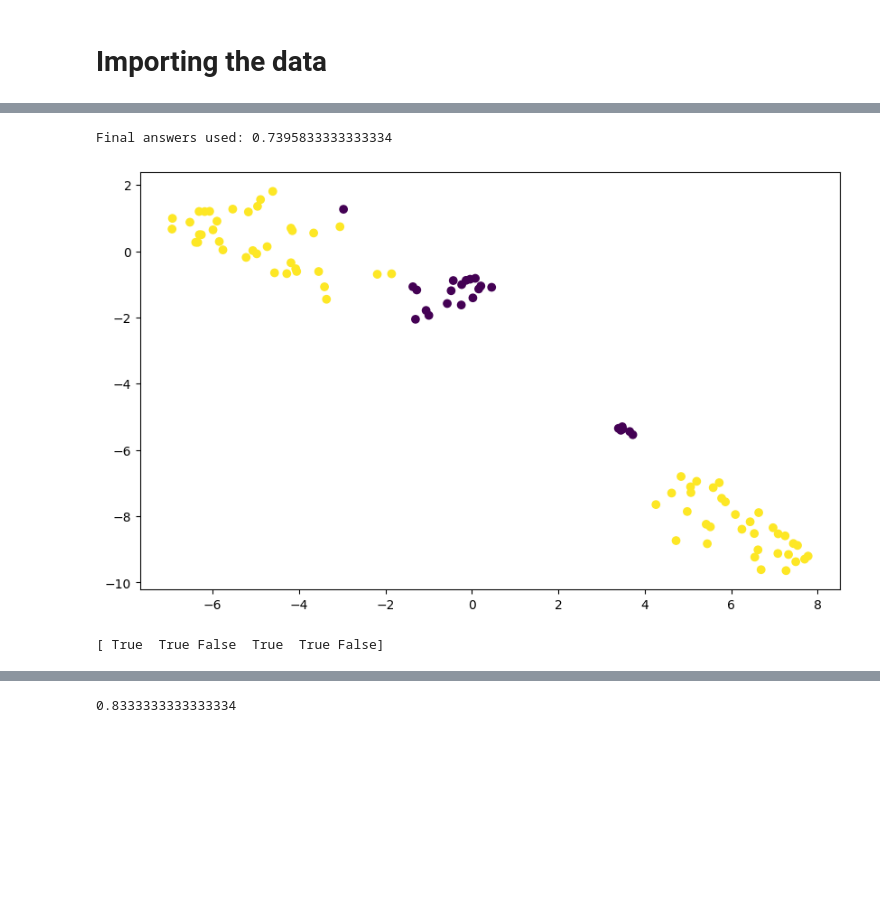
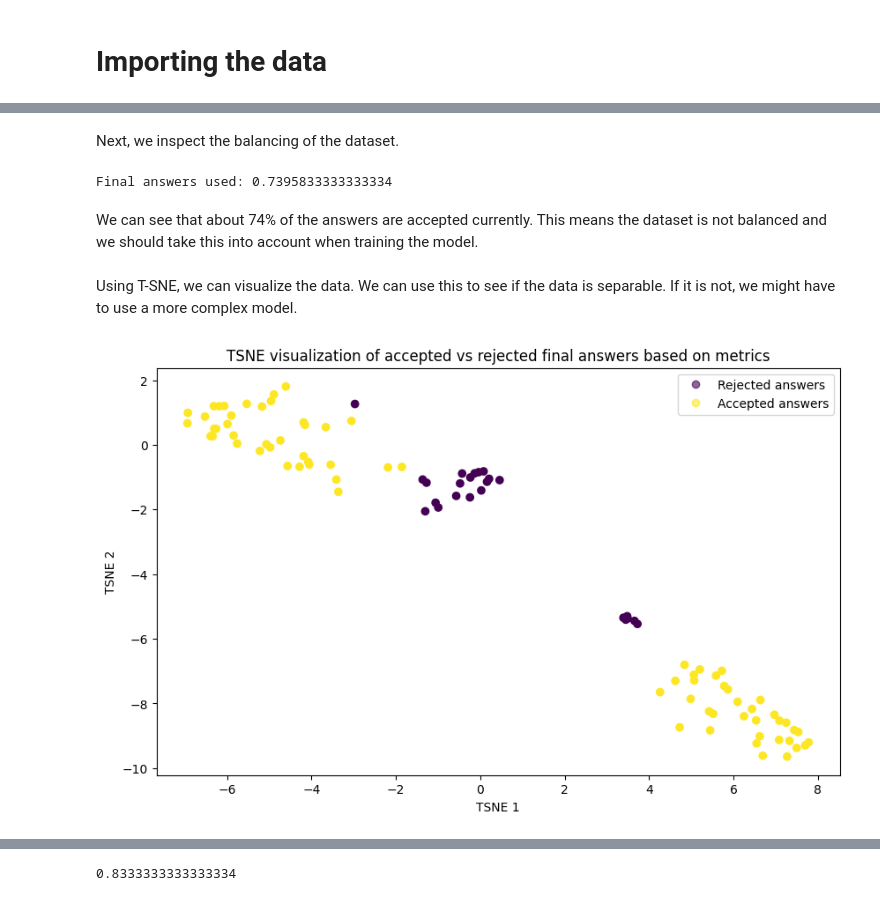
Before and after one commit to BonsAI-Group/Text-to-case, a Jupyter notebook: Validation Metrics/ValidationMetrics.ipynb, the cells around one changed output, grey strips where cells are left out. Saved outputs shown, nothing was run; the diff lists cells and outputs as text; code cells hidden in the pictures; blank space fills up the shorter version.

Commit message:
Annotate validation metrics

```diff
--- a/Validation Metrics/ValidationMetrics.ipynb
+++ b/Validation Metrics/ValidationMetrics.ipynb
@@ -172,40 +233,36 @@ df_all_metrics.to_csv('df_all_metrics.csv', index=False)
+# %% [markdown]
+Next, we inspect the balancing of the dataset.
 # %%
 # print ratio of final answers used
 print(f"Final answers used: {df_all_metrics['use_final_answer'].sum() / len(df_all_metrics)}")
 # %% [output]
 Final answers used: 0.7395833333333334
+# %% [markdown]
+We can see that about 74% of the answers are accepted currently. This means the dataset is not balanced and we should take this into account when training the model.
+# %% [markdown]
+Using T-SNE, we can visualize the data. We can use this to see if the data is separable. If it is not, we might have to use a more complex model.
 # %%
 # tsne visualization
 from matplotlib import pyplot as plt
 from sklearn.manifold import TSNE
 
 # get all metrics
 metrics = df_all_metrics.drop(['context', 'question', 'expected_answer', 'average_answer', 'average_answer_model', 'use_final_answer'], axis=1)
 
 # get tsne
-tsne = TSNE(n_components=2, random_state=0)
+tsne = TSNE(n_components=2, random_state=1)
 
 # get tsne values
 tsne_values = tsne.fit_transform(metrics)
 
 # plot
 plt.figure(figsize=(10, 6))
-plt.scatter(tsne_values[:, 0], tsne_values[:, 1], c=df_all_metrics['use_final_answer'])
+scatter = plt.scatter(tsne_values[:, 0], tsne_values[:, 1], c=df_all_metrics['use_final_answer'])
+plt.title('TSNE visualization of accepted vs rejected final answers based on metrics')
+plt.xlabel('TSNE 1')
+plt.ylabel('TSNE 2')
+handles, labels = scatter.legend_elements(prop="colors", alpha=0.6)
+plt.legend(handles, ['Rejected answers', 'Accepted answers'])
 plt.show()
 # %% [output]
-[figure, old version]
+[figure, new version]
-# %%
-# select K best
-from sklearn.feature_selection import SelectKBest, f_classif
-
-# get all metrics
-metrics = df_all_metrics[['final_answer_distance_to_average', 'mean_all_distances_to_average', 'mean_distance_between_all_answers', 'mean_confidence', 'confidence_of_final_answer', 'count_of_models_that_returned_the_same_answer']]
-
-# get K best
-k_best = SelectKBest(f_classif, k=4)
-
-# get K best values
-k_best_values = k_best.fit_transform(metrics, df_all_metrics['use_final_answer'])
-print(k_best.get_support())
-# %% [output]
-[ True  True False  True  True False]
```
Also changed, not shown: parts of 31 cells of this notebook.
